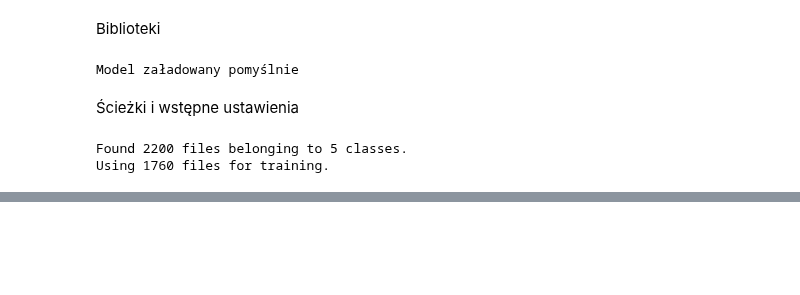
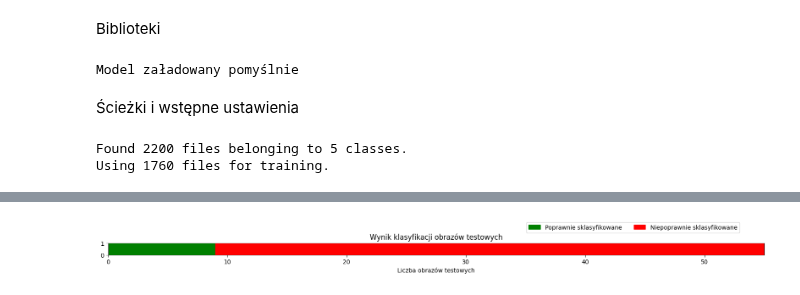
Before and after one commit to gabriellichacz/graph_classification, a Jupyter notebook: graph_classification/code_v4_test_graphs/grahp_classification_v4_crossvalid.ipynb, the cells around one changed output, grey strips where cells are left out. Saved outputs shown, nothing was run; the diff lists cells and outputs as text; code cells hidden in the pictures; blank space fills up the shorter version.

Commit message:
crossval plots v4

```diff
--- a/graph_classification/code_v4_test_graphs/grahp_classification_v4_crossvalid.ipynb
+++ b/graph_classification/code_v4_test_graphs/grahp_classification_v4_crossvalid.ipynb
@@ -59,6 +60,7 @@ test_photo_path = '../test_graphs'
 test_photos = get_image_filenames(test_photo_path)
 print(len(test_photos))
 
+counter = 0
 for test_photo in test_photos:
     # Wybór obrazka testowego
     image_path = test_photo
@@ -76,6 +78,9 @@ for test_photo in test_photos:
     predictions = model.predict(img_array)
     score = tf.nn.softmax(predictions[0])
 
+    if class_names[np.argmax(score)] in test_photo:
+        counter += 1
+
     print(
         "|- {} -| najprawdopodobniej należy do klasy |- {} -| z prawdopodobieństwem {:.2f} procent."
         .format(test_photo, class_names[np.argmax(score)], 100 * np.max(score))
@@ -100 +105,23 @@ for test_photo in test_photos:
 |- ../test_graphs\internet\internet-full-2.jpg -| najprawdopodobniej należy do klasy |- full -| z prawdopodobieństwem 100.00 procent.
+# %%
+fig, ax = plt.subplots(figsize=(12, 10), dpi=100)
+fig.set_size_inches(20, 15)
+for i in range(len(test_photos)):
+    color = 'green' if i < counter else 'red'
+    rect = plt.Rectangle((i, 0), 1, 1, color=color)
+    ax.add_patch(rect)
+
+ax.set_xlim(0, len(test_photos))
+ax.set_ylim(0, 1)
+ax.set_aspect('equal')
+
+ax.set_xlabel('Liczba obrazów testowych')
+ax.set_title('Wynik klasyfikacji obrazów testowych')
+
+green_patch = mpatches.Patch(color='green', label='Poprawnie sklasyfikowane')
+red_patch = mpatches.Patch(color='red', label='Niepoprawnie sklasyfikowane')
+plt.legend(handles=[green_patch, red_patch], loc='upper center', bbox_to_anchor=(0.8, 3), ncol=2)
+
+plt.show()
+# %% [output]
+[figure, added]
```
Also changed, not shown: parts of 2 cells of this notebook, 4 other files.
